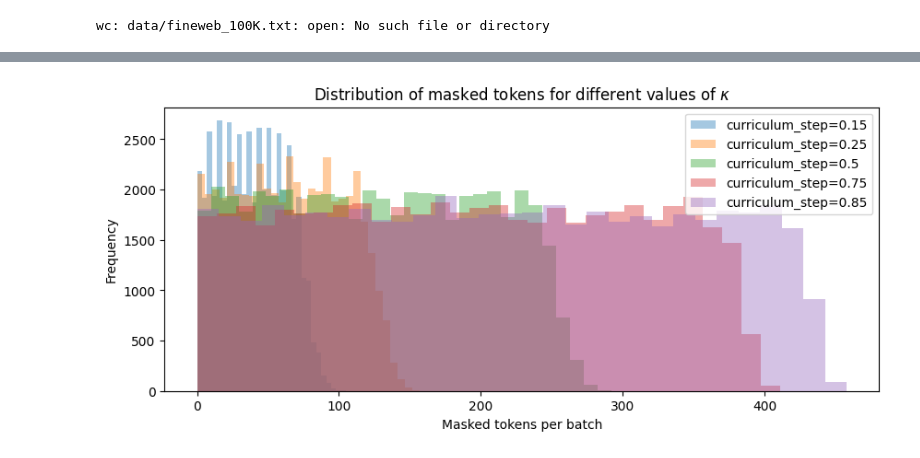
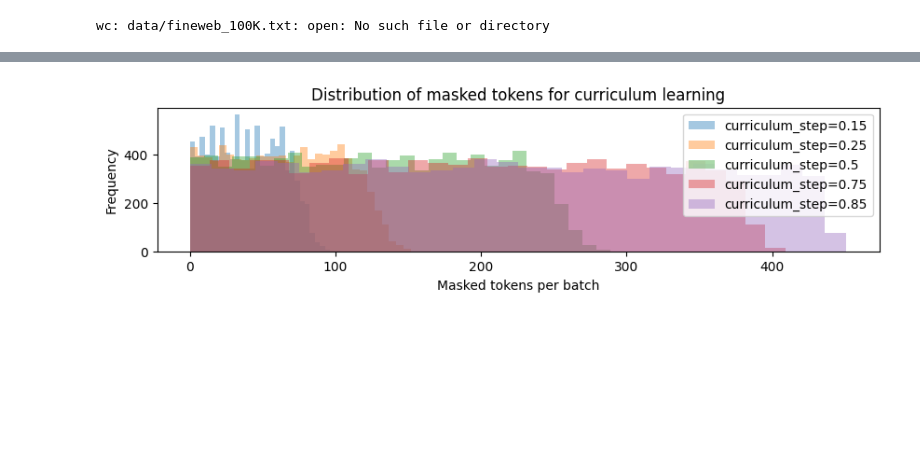
Before and after one commit to rayendito/dlm_optim, a Jupyter notebook: data_statistics.ipynb, the cells around one changed output, grey strips where cells are left out. Saved outputs shown, nothing was run; the diff lists cells and outputs as text; code cells hidden in the pictures; blank space fills up the shorter version.

```diff
--- a/data_statistics.ipynb
+++ b/data_statistics.ipynb
@@ -57,8 +61,8 @@ for mp in masking_probs:
 # %%
 # histograms for each mp in one chart
-plt.figure(figsize=(10, 4))
+plt.figure(figsize=(10, 2))
 for mp, zeros in zero_counts.items():
-    plt.hist(zeros, bins=30, alpha=0.4, label=f"p={mp}")
+    plt.hist(zeros, bins=30, alpha=0.4, label=f"w={mp}")
 
 plt.xlabel("Masked tokens per batch")
 plt.ylabel("Frequency")
@@ -84,9 +88,9 @@ for kp in kappas:
     zero_counts_kappa[kp] = zeros
 # %%
 # histograms for each mp in one chart
-plt.figure(figsize=(10, 4))
+plt.figure(figsize=(10, 2))
 for mp, zeros in zero_counts_kappa.items():
-    plt.hist(zeros, bins=30, alpha=0.4, label=f"p={mp}")
+    plt.hist(zeros, bins=30, alpha=0.4, label=f"K={mp}")
 
 plt.xlabel("Masked tokens per batch")
 plt.ylabel("Frequency")
@@ -102,7 +106,7 @@ from tqdm import tqdm
 SEQ_LEN = 512
 BATCH_SIZE = 10
 
-n_batches = 5000
+n_batches = 1000
 zero_counts_curriculum = {}
 curriculum_steps = [0.15, 0.25, 0.5, 0.75, 0.85]
 for cs in curriculum_steps:
@@ -117,14 +121,14 @@ for cs in curriculum_steps:
     zero_counts_curriculum[cs] = zeros
 # %%
 # histograms for each mp in one chart
-plt.figure(figsize=(10, 4))
+plt.figure(figsize=(10, 2))
 for cs, zeros in zero_counts_curriculum.items():
     plt.hist(zeros, bins=30, alpha=0.4, label=f"curriculum_step={cs}")
 
 plt.xlabel("Masked tokens per batch")
 plt.ylabel("Frequency")
-plt.title("Distribution of masked tokens for different values of $\kappa$")
+plt.title("Distribution of masked tokens for curriculum learning")
 plt.legend()
 plt.show()
 # %% [output]
-[figure, old version]
+[figure, new version]
```
Also changed, not shown: parts of 3 cells of this notebook, 1 other file.
